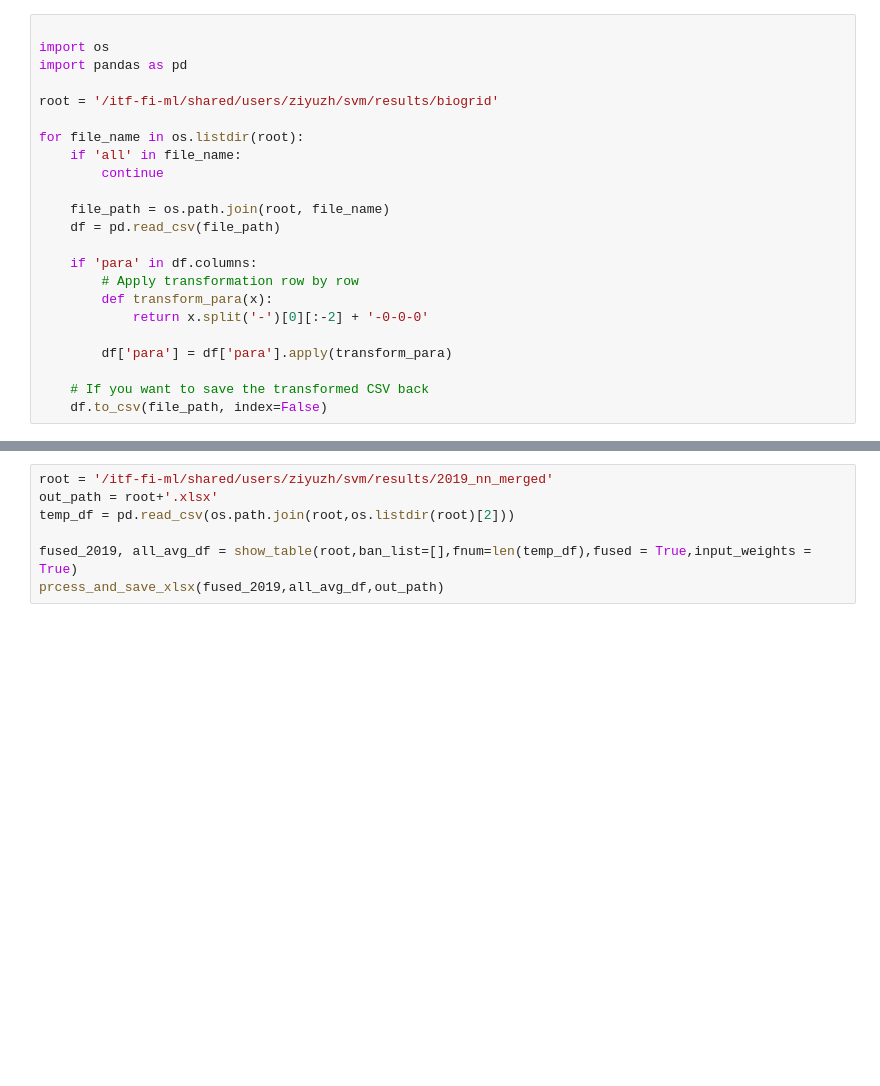
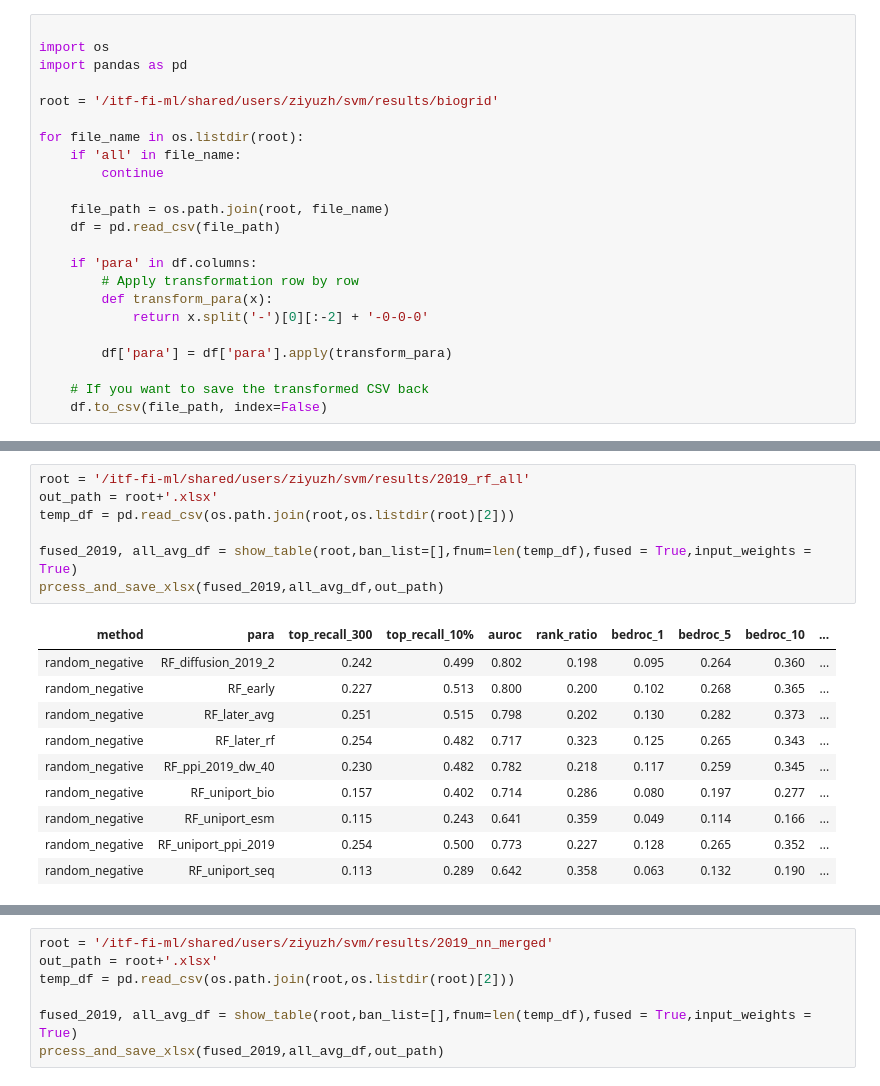
Before and after one commit to ZiyuZhang1/svm, a Jupyter notebook: src/results_analysis_all_bioweights.ipynb, the cells around one changed output, grey strips where cells are left out. Drawn from its saved outputs; the diff is of its cells as text; blank space fills up the shorter version.

```diff
--- a/src/results_analysis_all_bioweights.ipynb
+++ b/src/results_analysis_all_bioweights.ipynb
@@ -596,0 +607,18 @@ for file_name in os.listdir(root):
+# %%
+root = '/itf-fi-ml/shared/users/ziyuzh/svm/results/2019_rf_all'
+out_path = root+'.xlsx'
+temp_df = pd.read_csv(os.path.join(root,os.listdir(root)[2]))
+
+fused_2019, all_avg_df = show_table(root,ban_list=[],fnum=len(temp_df),fused = True,input_weights = True)
+prcess_and_save_xlsx(fused_2019,all_avg_df,out_path)
+# %% [output]
+| method | para | top_recall_300 | top_recall_10% | auroc | rank_ratio | bedroc_1 | bedroc_5 | bedroc_10 | ... |
+| random_negative | RF_diffusion_2019_2 | 0.242 | 0.499 | 0.802 | 0.198 | 0.095 | 0.264 | 0.360 | ... |
+| random_negative | RF_early | 0.227 | 0.513 | 0.800 | 0.200 | 0.102 | 0.268 | 0.365 | ... |
+| random_negative | RF_later_avg | 0.251 | 0.515 | 0.798 | 0.202 | 0.130 | 0.282 | 0.373 | ... |
+| random_negative | RF_later_rf | 0.254 | 0.482 | 0.717 | 0.323 | 0.125 | 0.265 | 0.343 | ... |
+| random_negative | RF_ppi_2019_dw_40 | 0.230 | 0.482 | 0.782 | 0.218 | 0.117 | 0.259 | 0.345 | ... |
+| random_negative | RF_uniport_bio | 0.157 | 0.402 | 0.714 | 0.286 | 0.080 | 0.197 | 0.277 | ... |
+| random_negative | RF_uniport_esm | 0.115 | 0.243 | 0.641 | 0.359 | 0.049 | 0.114 | 0.166 | ... |
+| random_negative | RF_uniport_ppi_2019 | 0.254 | 0.500 | 0.773 | 0.227 | 0.128 | 0.265 | 0.352 | ... |
+| random_negative | RF_uniport_seq | 0.113 | 0.289 | 0.642 | 0.358 | 0.063 | 0.132 | 0.190 | ... |
```
Also changed, not shown: parts of 15 cells of this notebook, 53 other files.
